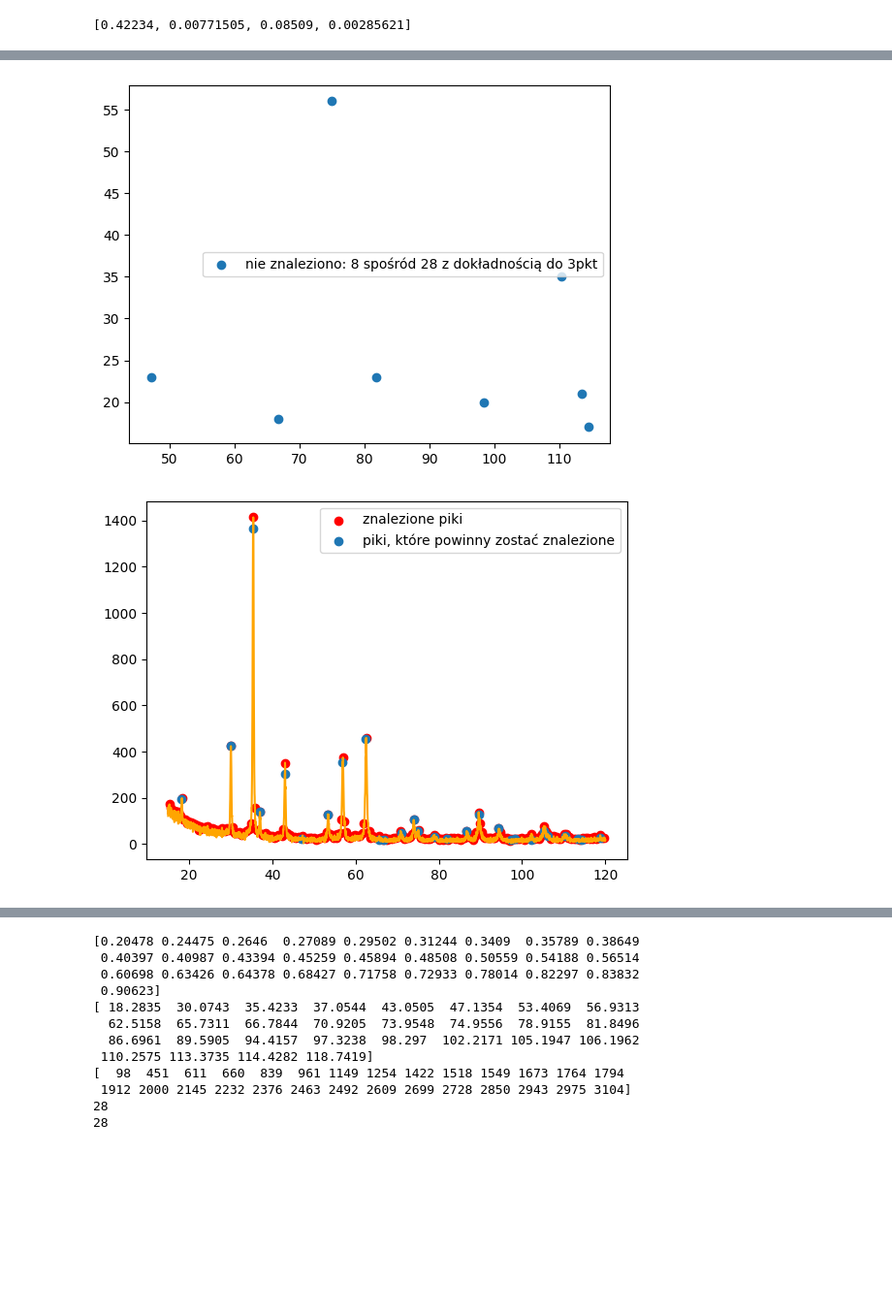
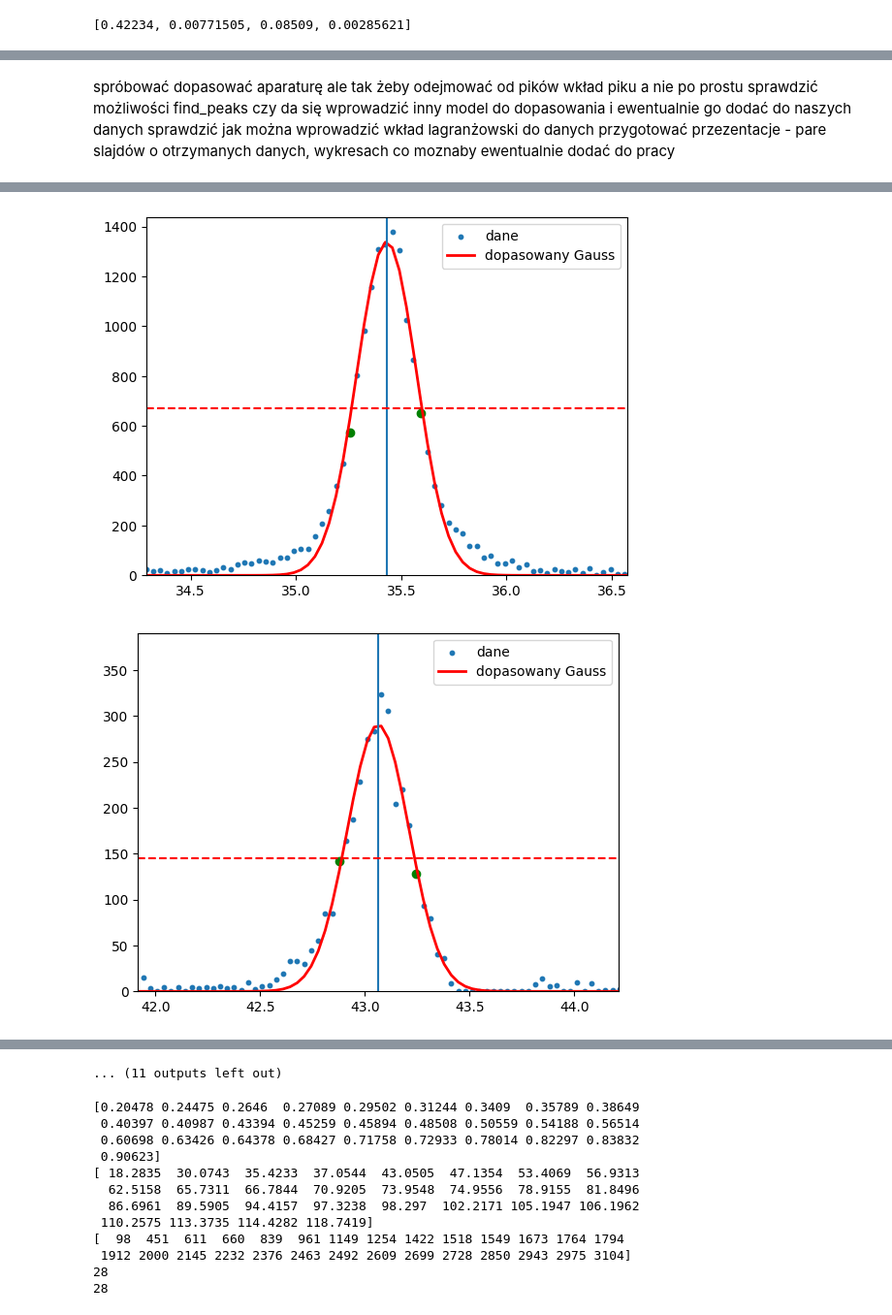
Before and after one commit to natkurdz/XRD-AI, a Jupyter notebook: testing_sample.ipynb, the cells around one changed output, grey strips where cells are left out. Shown at 97% size. Drawn from its saved outputs; the diff is of its cells as text; code cells hidden in the pictures; blank space fills up the shorter version.

```diff
--- a/testing_sample.ipynb
+++ b/testing_sample.ipynb
@@ -294,5 +389,11 @@ def finding_fwhm(counts,index_corrected,x,gauss_fit,theta_start,step,plotting =
+# %% [markdown]
+spróbować dopasować aparaturę ale tak żeby odejmować od pików wkład piku a nie po prostu
+sprawdzić możliwości find_peaks czy da się wprowadzić inny model do dopasowania i ewentualnie go dodać do naszych danych
+sprawdzić jak można wprowadzić wkład lagranżowski do danych
+przygotować przezentacje - pare slajdów o otrzymanych danych, wykresach co moznaby ewentualnie dodać do pracy
 # %%
-peaks,correct_peaks,index_corrected,gauss_fit,_ = peak_detect(f.counts,f.x,4, 10, 0.001,f.two_theta,f.theta_start,f.step,6,False,True)
+peaks,correct_peaks,index_corrected,gauss_fit,_ = peak_detect(f.without_aparature_counts,f.x,5, 55, 0.001,f.two_theta,f.theta_start,f.step,4,False,True)
+fwhm,t_fwhm,diff = finding_fwhm_plot(f.without_aparature_counts,index_corrected,f.x,gauss_fit,f.theta_start,f.step,plotting = True)
 # finding_fwhm(f.counts,correct_peaks,index_corrected,f.x,gauss_fit)
 
 which_was_found(correct_peaks,f.x,f.counts,f.two_theta,f.two_theta_in_counts)
@@ -303,2 +404,2 @@ which_was_found(peaks,f.x,f.counts,f.two_theta,f.two_theta_in_counts)
-[figure, old version]
+[figure, new version]
-[figure, old version]
+[figure, new version]
@@ -307,3 +414,4 @@ which_was_found(peaks,f.x,f.counts,f.two_theta,f.two_theta_in_counts)
+... (11 outputs left out)
 # %%
 print(f.fwhm)
 print(f.two_theta)
```
Also changed, not shown: parts of 23 cells of this notebook.
